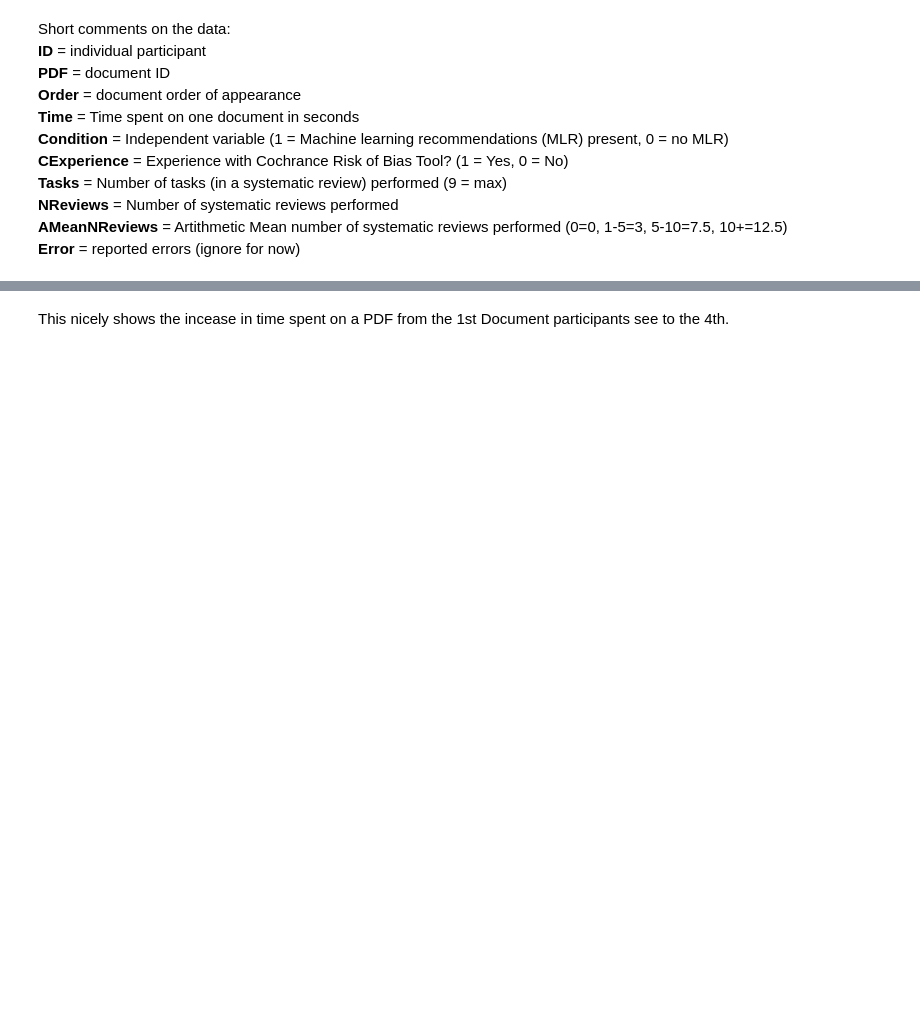
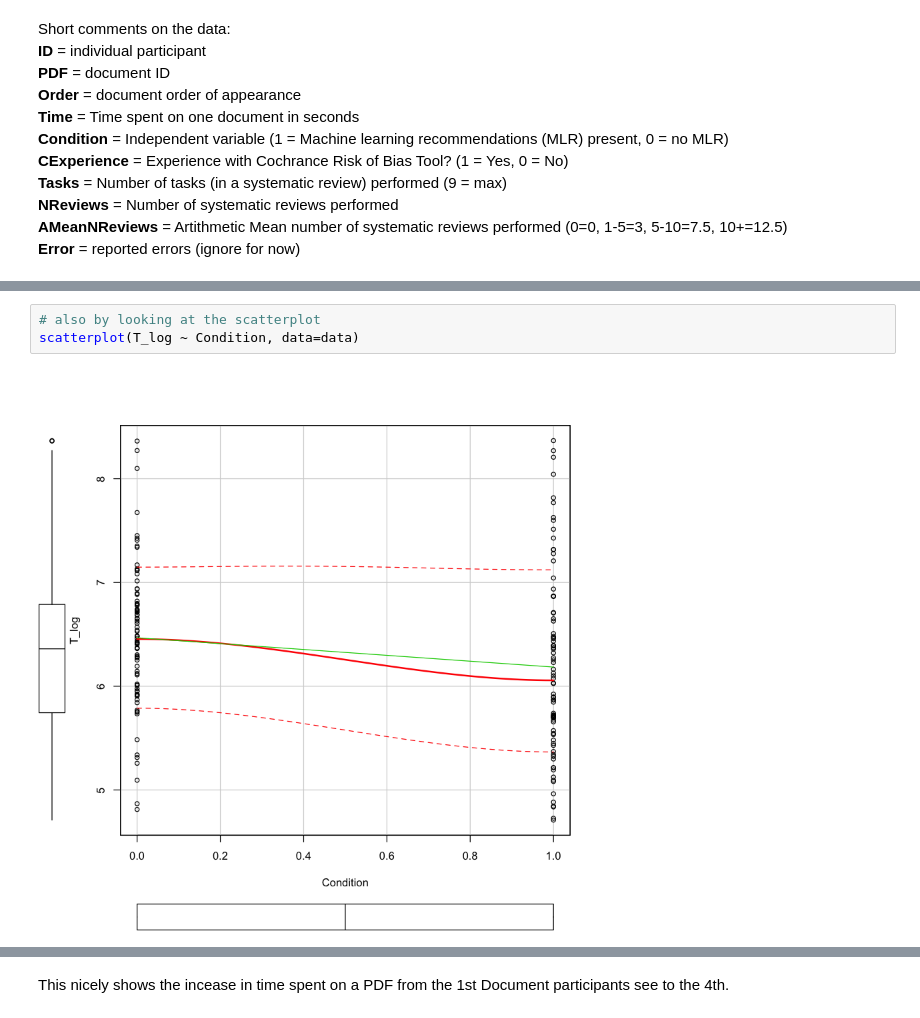
Before and after one commit to h21k/RRUX, a Jupyter notebook: Analysis.ipynb, the cells around one changed output, grey strips where cells are left out. Cells and saved outputs as stored; diff of their text form; blank space fills up the shorter version.

```diff
--- a/Analysis.ipynb
+++ b/Analysis.ipynb
@@ -114 +142,6 @@ scatterplot(Time ~ Condition, data=data)
+# %%
+# also by looking at the scatterplot
+scatterplot(T_log ~ Condition, data=data)
+# %% [output]
+[figure, added]
 # %% [markdown]
```
Also changed, not shown: parts of 116 cells of this notebook, 8 other files.
